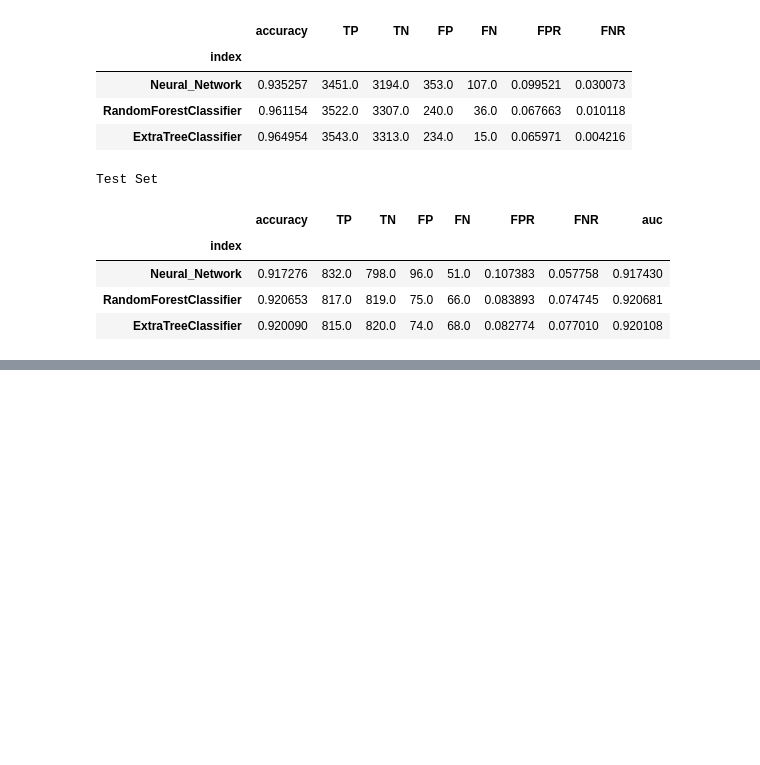
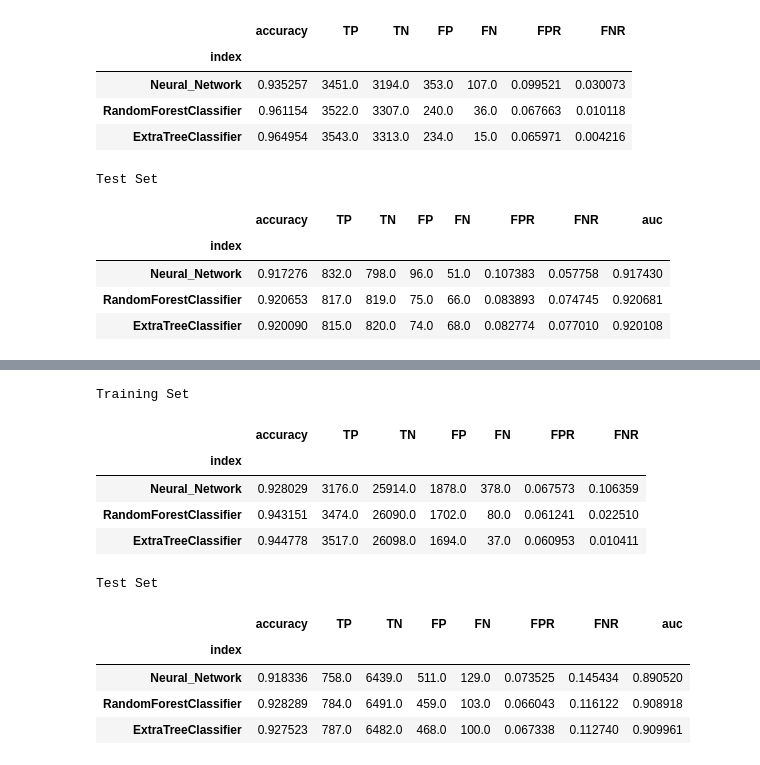
Before and after one commit to darshan-b/Reputation, a Jupyter notebook: Combined/Combined features - JavaScript, HTML, HTTP.ipynb, the cells around one changed output, grey strips where cells are left out. Drawn from its saved outputs; the diff is of its cells as text; code cells hidden in the pictures; blank space fills up the shorter version.

```diff
--- a/Combined/Combined features - JavaScript, HTML, HTTP.ipynb
+++ b/Combined/Combined features - JavaScript, HTML, HTTP.ipynb
@@ -1822,0 +1889,7 @@ grid_search = GridSearchCV(estimator = rf, param_grid = param_grid,
+# %%
+fin_col.append('Target')
+
+df_sel=df[fin_col]
+
+display(df_sel.shape)
+df_sel.head()
@@ -1822,0 +1938,4 @@ grid_search = GridSearchCV(estimator = rf, param_grid = param_grid,
+# %%
+## Table to store training and test measures so we can compare later
+table_80_50_train=pd.DataFrame(columns=['accuracy','TP','TN','FP','FN','FPR','FNR'])
+table_80_50_test=pd.DataFrame(columns=['accuracy','TP','TN','FP','FN','FPR','FNR','auc'])
@@ -1834,5 +1992,5 @@ display(cm_test)
 fpr, tpr, threshold = roc_curve(Y_test,rf.predict(X_test))
 auc=metrics.auc(fpr, tpr)
 
-table_80_90_train.loc[1]=([acc_train,cm_train.TP,cm_train.TN,cm_train.FP,cm_train.FN,cm_train.FPR,cm_train.FNR])
-table_80_90_test.loc[1]=([acc_test,cm_test.TP,cm_test.TN,cm_test.FP,cm_test.FN,cm_test.FPR,cm_test.FNR,auc])
+table_80_50_train.loc[1]=([acc_train,cm_train.TP,cm_train.TN,cm_train.FP,cm_train.FN,cm_train.FPR,cm_train.FNR])
+table_80_50_test.loc[1]=([acc_test,cm_test.TP,cm_test.TN,cm_test.FP,cm_test.FN,cm_test.FPR,cm_test.FNR,auc])
@@ -1838,0 +2035,16 @@ table_80_90_test.loc[1]=([acc_test,cm_test.TP,cm_test.TN,cm_test.FP,cm_test.FN,c
+# %%
+ext_tree=ExtraTreesClassifier(random_state=0)
+ext_tree.fit(X_train,Y_train)
+acc_train=ext_tree.score(X_train,Y_train)
+print("The accuracy of the model on training data is: ",ext_tree.score(X_train,Y_train))
+cm_train=get_cm(ext_tree,X_train,Y_train)
+display(cm_train)
+acc_test=accuracy_score(Y_test,ext_tree.predict(X_test))
+print("The accuracy of the model on test data is:",acc_test)
+cm_test=get_cm(ext_tree,X_test,Y_test)
+display(cm_test)
+fpr, tpr, threshold = roc_curve(Y_test,ext_tree.predict(X_test))
+auc=metrics.auc(fpr, tpr)
+
+table_80_50_train.loc[2]=([acc_train,cm_train.TP,cm_train.TN,cm_train.FP,cm_train.FN,cm_train.FPR,cm_train.FNR])
+table_80_50_test.loc[2]=([acc_test,cm_test.TP,cm_test.TN,cm_test.FP,cm_test.FN,cm_test.FPR,cm_test.FNR,auc])
@@ -1838,0 +2093,26 @@ table_80_90_test.loc[1]=([acc_test,cm_test.TP,cm_test.TN,cm_test.FP,cm_test.FN,c
+# %%
+indx=['Neural_Network','RandomForestClassifier','ExtraTreeClassifier']
+
+table_80_50_test['index']=indx
+table_80_50_train['index']=indx
+
+table_80_50_test.set_index(['index'],drop=True,inplace=True)
+table_80_50_train.set_index(['index'],drop=True,inplace=True)
+
+print("Training Set")
+display(table_80_50_train)
+print("\nTest Set")
+display(table_80_50_test)
+# %% [output]
+Training Set
+|  | accuracy | TP | TN | FP | FN | FPR | FNR |
+| index |  |  |  |  |  |  |  |
+| Neural_Network | 0.928029 | 3176.0 | 25914.0 | 1878.0 | 378.0 | 0.067573 | 0.106359 |
+| RandomForestClassifier | 0.943151 | 3474.0 | 26090.0 | 1702.0 | 80.0 | 0.061241 | 0.022510 |
+| ExtraTreeClassifier | 0.944778 | 3517.0 | 26098.0 | 1694.0 | 37.0 | 0.060953 | 0.010411 |
+Test Set
+|  | accuracy | TP | TN | FP | FN | FPR | FNR | auc |
+| index |  |  |  |  |  |  |  |  |
+| Neural_Network | 0.918336 | 758.0 | 6439.0 | 511.0 | 129.0 | 0.073525 | 0.145434 | 0.890520 |
+| RandomForestClassifier | 0.928289 | 784.0 | 6491.0 | 459.0 | 103.0 | 0.066043 | 0.116122 | 0.908918 |
+| ExtraTreeClassifier | 0.927523 | 787.0 | 6482.0 | 468.0 | 100.0 | 0.067338 | 0.112740 | 0.909961 |
```
Also changed, not shown: parts of 34 cells of this notebook.
